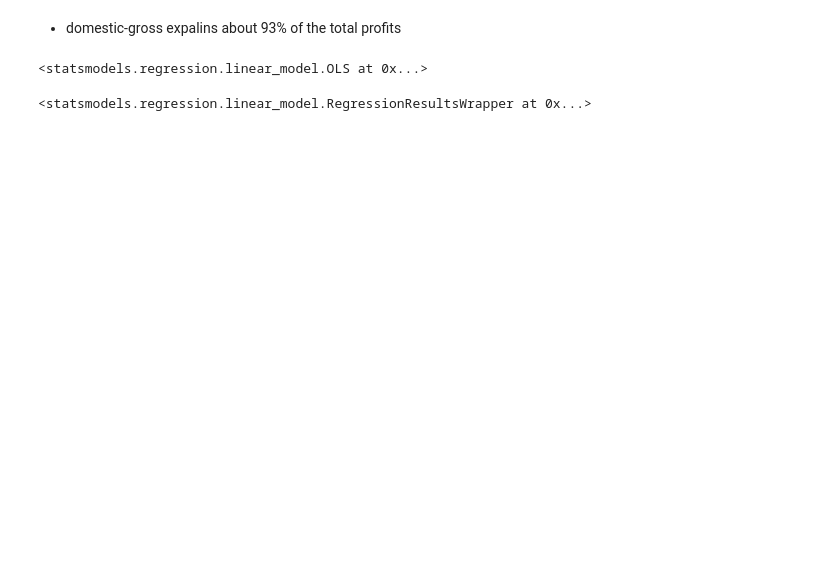
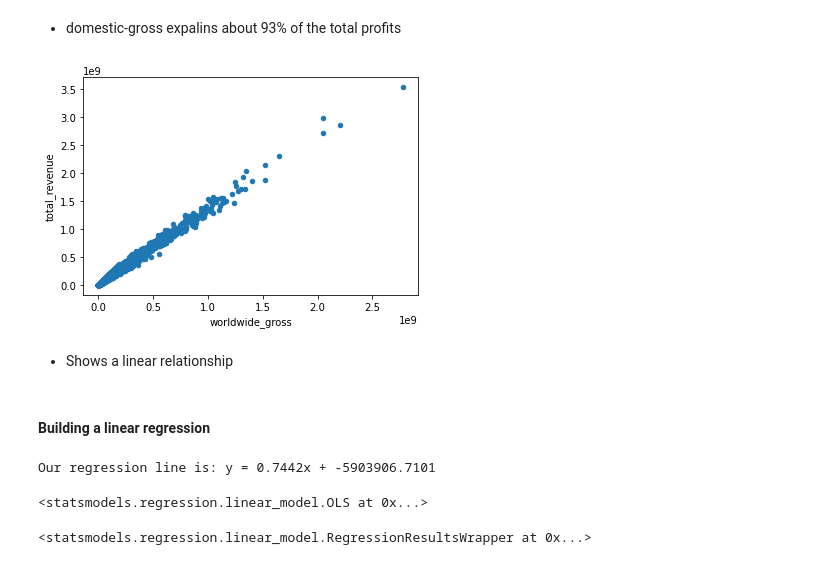
Before and after one commit to CWoto/group8-project, a Jupyter notebook: Mitchelle_Shadrack.ipynb, the cells around one changed output. Cells and saved outputs as stored; diff of their text form; code cells hidden in the pictures; blank space fills up the shorter version.

```diff
--- a/Mitchelle_Shadrack.ipynb
+++ b/Mitchelle_Shadrack.ipynb
@@ -358,6 +384,27 @@ Notes:
 strong multicollinearity or other numerical problems.
 # %% [markdown]
 - domestic-gross expalins about 93% of the total profits
+# %%
+df2.plot.scatter(x="worldwide_gross", y="total_revenue");
+# %% [output]
+[figure, added]
+# %% [markdown]
+- Shows a linear relationship
+# %% [markdown]
+#### Building a linear regression
+# %%
+rho = np.corrcoef(df["worldwide_gross"], df["total_revenue"])[0][1]
+s_y = df["worldwide_gross"].std()
+s_x = df["total_revenue"].std()
+m = rho * s_y / s_x
+
+mean_y = df["worldwide_gross"].mean()
+mean_x = df["total_revenue"].mean()
+c = mean_y - m * mean_x
+
+print(f"Our regression line is: y = {round(m, 5)}x + {round(c, 5)}")
+# %% [output]
+Our regression line is: y = 0.7442x + -5903906.7101
 # %%
 X = df2[["worldwide_gross"]]
 y = df2["total_revenue"]
```
Also changed, not shown: parts of 9 cells of this notebook.
